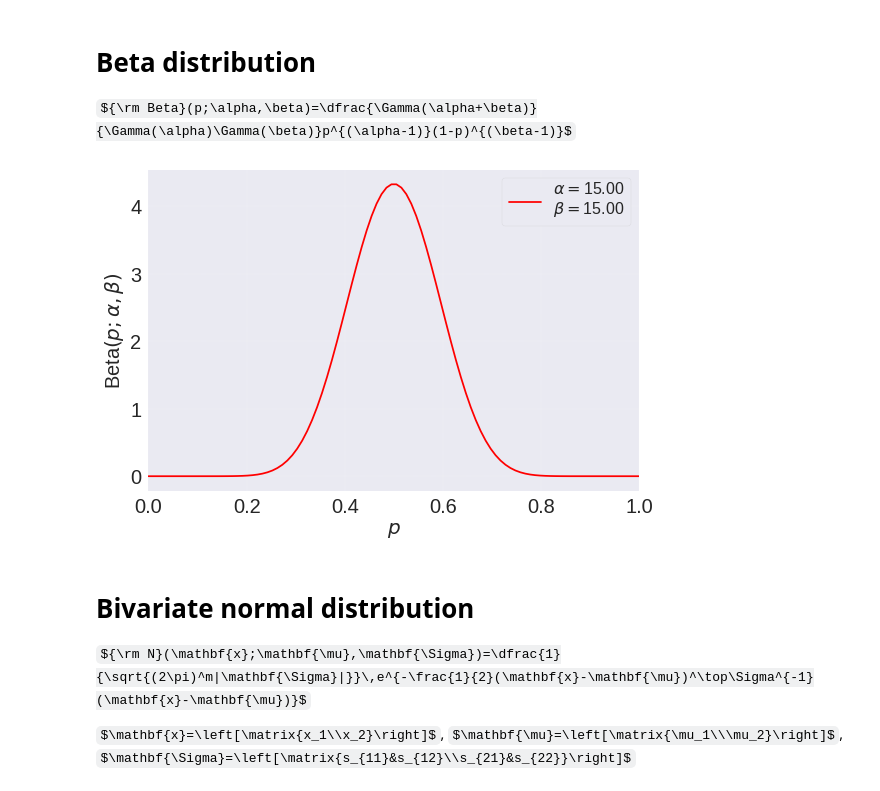
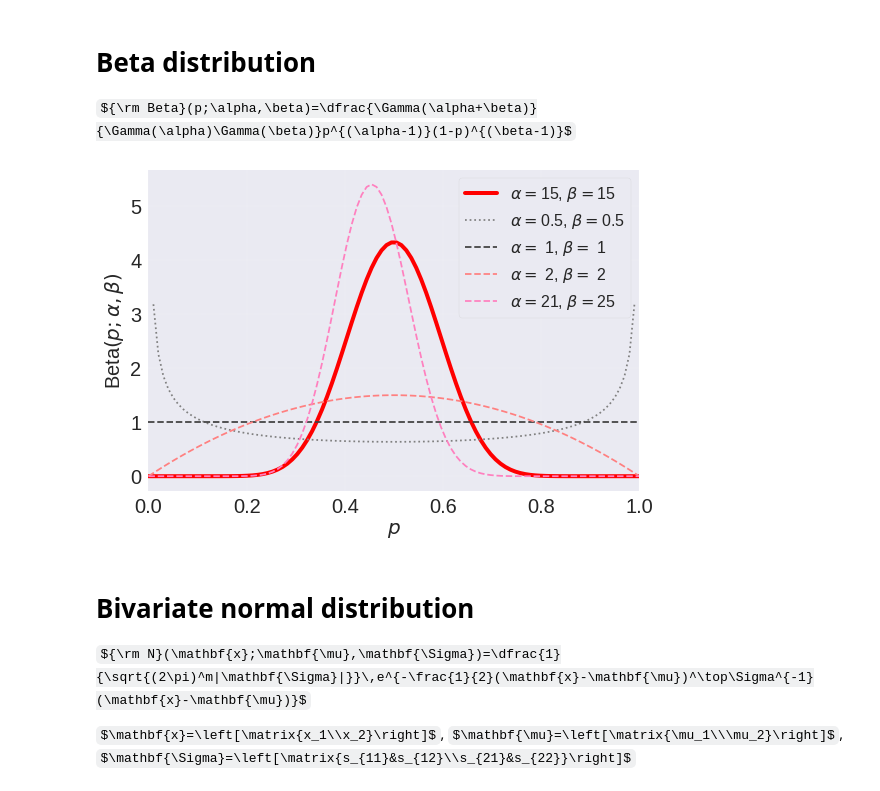
Before and after one commit to tsakailab/prml, a Jupyter notebook: ipynb/plot_distributions.ipynb, the cells around one changed output. Cells and saved outputs as stored; diff of their text form; code cells hidden in the pictures; some formulas as TeX source.

Commit message:
update: beta distributions

```diff
--- a/ipynb/plot_distributions.ipynb
+++ b/ipynb/plot_distributions.ipynb
@@ -64,28 +65,32 @@ ${\rm Beta}(p;\alpha,\beta)=\dfrac{\Gamma(\alpha+\beta)}{\Gamma(\alpha)\Gamma(\b
 # %%
 #@title  { run: "auto" }
 import numpy as np
 from scipy import stats
 import matplotlib.pyplot as plt
 
 alpha = 15 #@param {type:"slider", min:0.00, max:100, step:0.25}
 beta = 15  #@param {type:"slider", min:0.00, max:100, step:0.25}
 
 p = np.linspace(0, 1, 100)
 plt.figure()
 ax = plt.axes()
 
-label = '$\\alpha=$'+"{:.2f}".format(alpha)+'\n$\\beta=$'+"{:.2f}".format(beta)
-ax.plot(p, stats.beta.pdf(p,alpha,beta), label=label,c='r')
+label = lambda aa, bb: '$\\alpha=$'+"{:>2}".format(aa)+', $\\beta=$'+"{:>2}".format(bb)
+ax.plot(p, stats.beta.pdf(p,alpha,beta), label=label(alpha,beta),c='r', lw=4)
+ax.plot(p, stats.beta.pdf(p,0.5,0.5), label=label(0.5,0.5),c=[0.5,0.5,0.5], ls=':')
+ax.plot(p, stats.beta.pdf(p,1,1), label=label(1,1),c=[0.25,0.25,0.25], ls='--')
+ax.plot(p, stats.beta.pdf(p,2,2), label=label(2,2),c=[1,0.5,0.5], ls='--')
+ax.plot(p, stats.beta.pdf(p,21,25), label=label(21,25),c=[1,0.5,0.75], ls='--')
 plt.xlim(0, 1)
 plt.grid(True, ls='--', lw=0.2)
 plt.legend(loc="upper right", fontsize=16, frameon=True)
 plt.xlabel("$p$", fontsize=20)
 plt.ylabel("Beta$(p;\\alpha,\\beta)$", fontsize=20)
 plt.xticks(fontsize=20)
 plt.yticks(fontsize=20)
 plt.tight_layout()
 # %% [output]
-[figure, old version]
+[figure, new version]
 # %% [markdown]
 Bivariate normal distribution
 =========================
```
Also changed, not shown: parts of 2 cells of this notebook.
